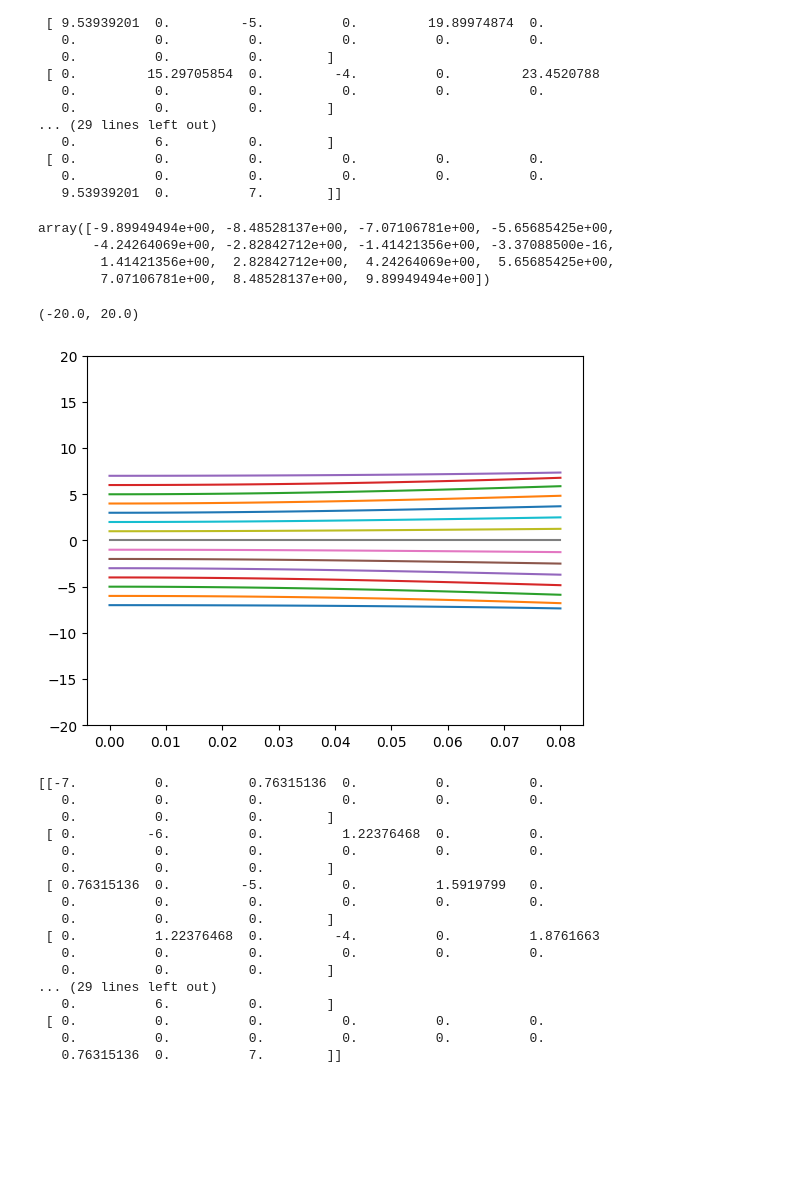
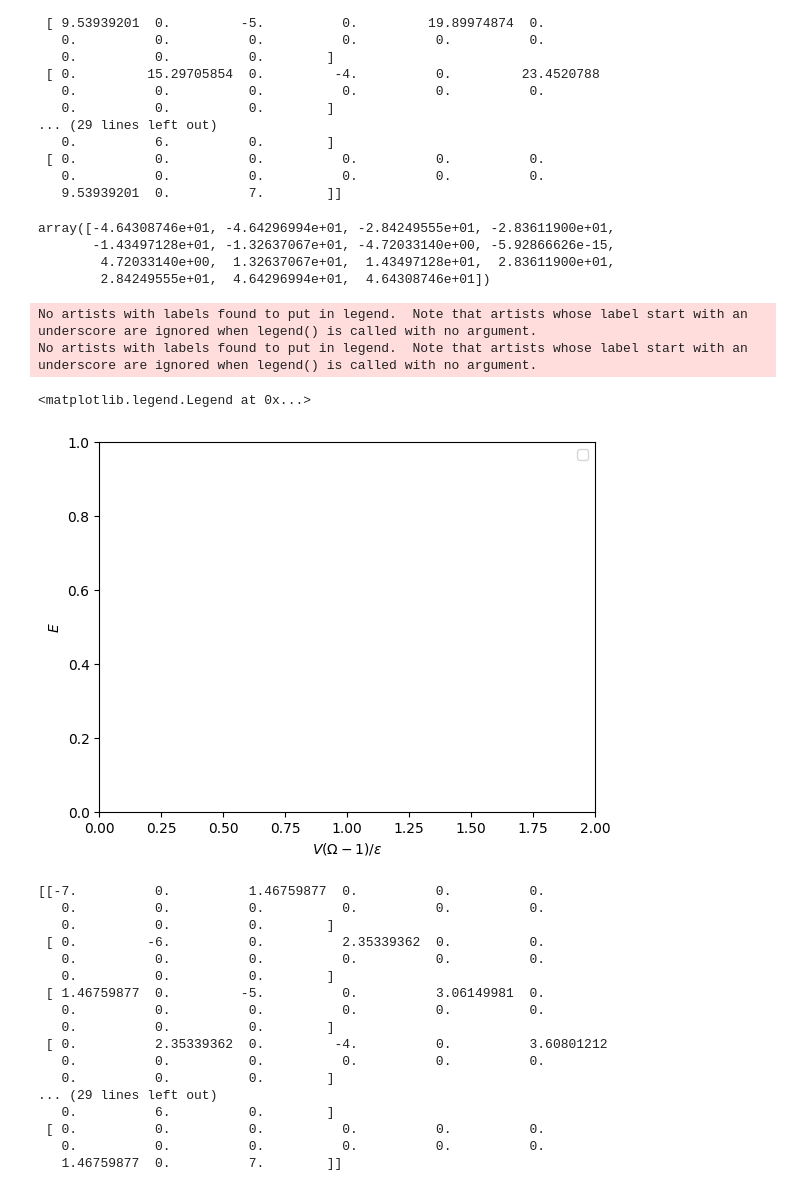
Before and after one commit to Circuitoah/Nuclear_Structure, a Jupyter notebook: Homework4/Homework4.ipynb, the cells around one changed output. Saved outputs shown, nothing was run; the diff lists cells and outputs as text; code cells hidden in the pictures; blank space fills up the shorter version.

```diff
--- a/Homework4/Homework4.ipynb
+++ b/Homework4/Homework4.ipynb
@@ -9,8 +11,8 @@ V = 1
 # %%
 
 K_0 = np.zeros([N + 1, N +1])
-K_plus_plus = np.zeros([N + 1, N + 1])
-K_minus_minus = np.zeros([N + 1, N + 1])
+K_plus = np.zeros([N + 1, N + 1])
+K_minus = np.zeros([N + 1, N + 1])
 
 
 k_0_max = N* .5
@@ -76,10 +78,10 @@ def K_minus_op(K_proper, bra, ket):
 for i in range(len(k_0_ket)):
     for j in range(len(k_0_bra)):
         K_0[i][j] = K_0_op(k_0_bra[j], k_0_ket[i])
-        K_plus_plus[i][j] =  K_plus_op(k_0_max,k_0_bra[j], k_0_ket[i])
-        K_minus_minus[i][j] =  K_minus_op(k_0_max,k_0_bra[j], k_0_ket[i])
+        K_plus[i][j] =  K_plus_op(k_0_max,k_0_bra[j], k_0_ket[i])
+        K_minus[i][j] =  K_minus_op(k_0_max,k_0_bra[j], k_0_ket[i])
 # %%
-H =  eps_0 * K_0 + 0.5 * V* (np.matmul(K_plus_plus, K_plus_plus) +  np.matmul(K_minus_minus, K_minus_minus))
+H =  eps_0 * K_0 + 0.5 * V* (np.matmul(K_plus, K_plus) +  np.matmul(K_minus, K_minus))
 
 print(H)
 # %% [output]
@@ -103,63 +105,75 @@ print(H)
 # %%
 np.linalg.eigh(H)[0]
 # %% [output]
-array([-9.89949494e+00, -8.48528137e+00, -7.07106781e+00, -5.65685425e+00,
-       -4.24264069e+00, -2.82842712e+00, -1.41421356e+00, -3.37088500e-16,
-        1.41421356e+00,  2.82842712e+00,  4.24264069e+00,  5.65685425e+00,
-        7.07106781e+00,  8.48528137e+00,  9.89949494e+00])
+array([-4.64308746e+01, -4.64296994e+01, -2.84249555e+01, -2.83611900e+01,
+       -1.43497128e+01, -1.32637067e+01, -4.72033140e+00, -5.92866626e-15,
+        4.72033140e+00,  1.32637067e+01,  1.43497128e+01,  2.83611900e+01,
+        2.84249555e+01,  4.64296994e+01,  4.64308746e+01])
 # %%
 eps_0 = 1
 Omega = 14
-V_mesh = np.linspace(0 , 0.08 , 100)
+V_mesh = np.linspace(0 ,2 * eps_0/(Omega - 1) , 100)
+weird_mesh = np.linspace(0 ,2 , 100)
 
+r_list = [-1,1,-1, 1, -1, 1, -1, -1 ,1 ,-1 ,1, -1,1, -1 ,1 ,-1 ,-1 ,1]
 
 for b in range(15):
 
     E_val = []
 
     for c in range(len(V_mesh)):
         for i in range(len(k_0_ket)):
             for j in range(len(k_0_bra)):
                 K_0[i][j] = eps_0 * K_0_op(k_0_bra[j], k_0_ket[i])
-                K_plus_plus[i][j] =  K_plus_op(k_0_max,k_0_bra[j], k_0_ket[i])
-                K_minus_minus[i][j] = K_minus_op(k_0_max,k_0_bra[j], k_0_ket[i])
+                K_plus[i][j] =  K_plus_op(k_0_max,k_0_bra[j], k_0_ket[i])
+                K_minus[i][j] = K_minus_op(k_0_max,k_0_bra[j], k_0_ket[i])
 
-        H =  K_0 + (.5 * V_mesh[c]* (np.matmul(K_plus_plus, K_plus_plus) +  np.matmul(K_minus_minus, K_minus_minus)))
+        H =  K_0 + (.5 * V_mesh[c]* (np.matmul(K_plus, K_plus) +  np.matmul(K_minus, K_minus)))
 
 
         E_val.append(np.linalg.eigh(H)[0][b])
 
-    plt.plot(V_mesh, E_val)
+    #plt.plot(weird_mesh,E_val)
+    #plt.text(weird_mesh[0],E_val[0]+.05, r"$r = $" + str(r_list[b]), fontsize =10)
+
+plt.ylabel(r"$E$")
+plt.xlabel(r"$V(\Omega - 1)/ \epsilon$")
+
+plt.legend()
+plt.xlim(0,2)
 
 
-plt.ylim(-20,20)
+plt.legend()
+#plt.ylim(-20,20)
 # %% [output]
-(-20.0, 20.0)
+No artists with labels found to put in legend.  Note that artists whose label start with an underscore are ignored when legend() is called with no argument.
+No artists with labels found to put in legend.  Note that artists whose label start with an underscore are ignored when legend() is called with no argument.
+<matplotlib.legend.Legend at 0x...>
-[figure, old version]
+[figure, new version]
 # %%
 for i in range(len(k_0_ket)):
     for j in range(len(k_0_bra)):
         K_0[i][j] = eps_0 * K_0_op(k_0_bra[j], k_0_ket[i])
-        K_plus_plus[i][j] =  K_plus_op(k_0_max,k_0_bra[j], k_0_ket[i])
-        K_minus_minus[i][j] = K_minus_op(k_0_max,k_0_bra[j], k_0_ket[i])
+        K_plus[i][j] =  K_plus_op(k_0_max,k_0_bra[j], k_0_ket[i])
+        K_minus[i][j] = K_minus_op(k_0_max,k_0_bra[j], k_0_ket[i])
 
-H =  K_0 + (.5 * V_mesh[c]* (np.matmul(K_plus_plus, K_plus_plus) +  np.matmul(K_minus_minus, K_minus_minus)))
+H =  eps_0 *K_0 + (.5 * V_mesh[c]* (np.matmul(K_plus, K_plus) +  np.matmul(K_minus, K_minus)))
 print(H)
 # %% [output]
-[[-7.          0.          0.76315136  0.          0.          0.
+[[-7.          0.          1.46759877  0.          0.          0.
    0.          0.          0.          0.          0.          0.
    0.          0.          0.        ]
- [ 0.         -6.          0.          1.22376468  0.          0.
+ [ 0.         -6.          0.          2.35339362  0.          0.
    0.          0.          0.          0.          0.          0.
    0.          0.          0.        ]
- [ 0.76315136  0.         -5.          0.          1.5919799   0.
+ [ 1.46759877  0.         -5.          0.          3.06149981  0.
    0.          0.          0.          0.          0.          0.
    0.          0.          0.        ]
- [ 0.          1.22376468  0.         -4.          0.          1.8761663
+ [ 0.          2.35339362  0.         -4.          0.          3.60801212
    0.          0.          0.          0.          0.          0.
    0.          0.          0.        ]
 ... (29 lines left out)
    0.          6.          0.        ]
  [ 0.          0.          0.          0.          0.          0.
    0.          0.          0.          0.          0.          0.
-   0.76315136  0.          7.        ]]
+   1.46759877  0.          7.        ]]
```
Also changed, not shown: parts of 13 cells of this notebook.
